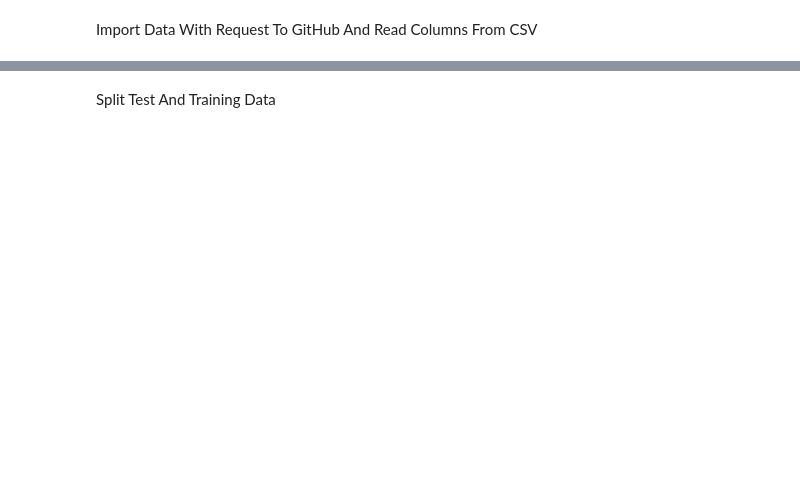
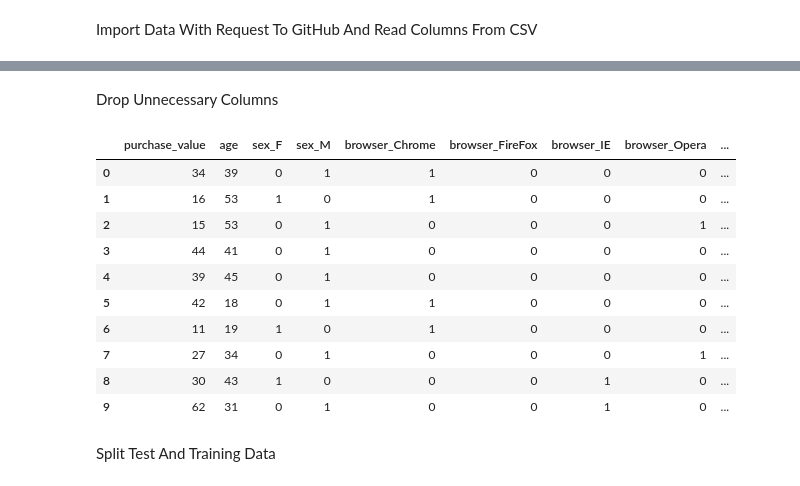
Before and after one commit to faikozcan/MLFraud, a Jupyter notebook: MLFraud.ipynb, the cells around one changed output, grey strips where cells are left out. Drawn from its saved outputs; the diff is of its cells as text; code cells hidden in the pictures; blank space fills up the shorter version.

```diff
--- a/MLFraud.ipynb
+++ b/MLFraud.ipynb
@@ -42,3 +60,24 @@ one_hot_encoded_training_predictors=pd.get_dummies(c)
+# %% [markdown]
+Drop Unnecessary Columns
+# %%
+c.drop(['purchase_time','user_id','signup_time','device_id','ip_address','sex','browser','source'],axis=1, inplace=True)
+
+#c.drop(['age','purchase_value','day_diff_purchase_signup','user_id','purchase_time','signup_time','sex','browser','source','device_id','ip_address'],axis=1, inplace=True)
+col = c.pop("class")
+c.insert(len(c.columns), col.name, col)
+c.head(10)
+# %% [output]
+|  | purchase_value | age | sex_F | sex_M | browser_Chrome | browser_FireFox | browser_IE | browser_Opera | ... |
+| 0 | 34 | 39 | 0 | 1 | 1 | 0 | 0 | 0 | ... |
+| 1 | 16 | 53 | 1 | 0 | 1 | 0 | 0 | 0 | ... |
+| 2 | 15 | 53 | 0 | 1 | 0 | 0 | 0 | 1 | ... |
+| 3 | 44 | 41 | 0 | 1 | 0 | 0 | 0 | 0 | ... |
+| 4 | 39 | 45 | 0 | 1 | 0 | 0 | 0 | 0 | ... |
+| 5 | 42 | 18 | 0 | 1 | 1 | 0 | 0 | 0 | ... |
+| 6 | 11 | 19 | 1 | 0 | 1 | 0 | 0 | 0 | ... |
+| 7 | 27 | 34 | 0 | 1 | 0 | 0 | 0 | 1 | ... |
+| 8 | 30 | 43 | 1 | 0 | 0 | 0 | 1 | 0 | ... |
+| 9 | 62 | 31 | 0 | 1 | 0 | 0 | 1 | 0 | ... |
 # %% [markdown]
 Split Test And Training Data
 # %%
```
Also changed, not shown: parts of 11 cells of this notebook.
